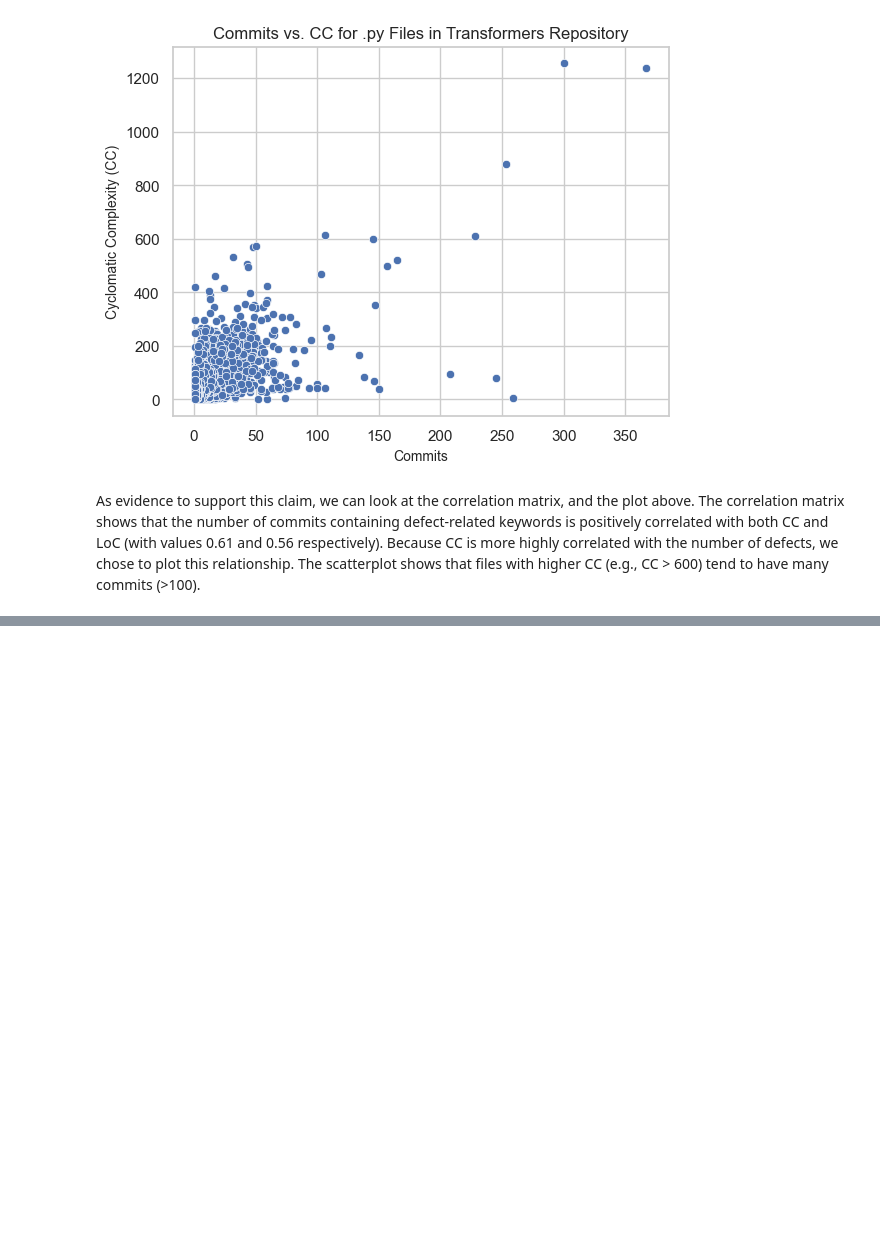
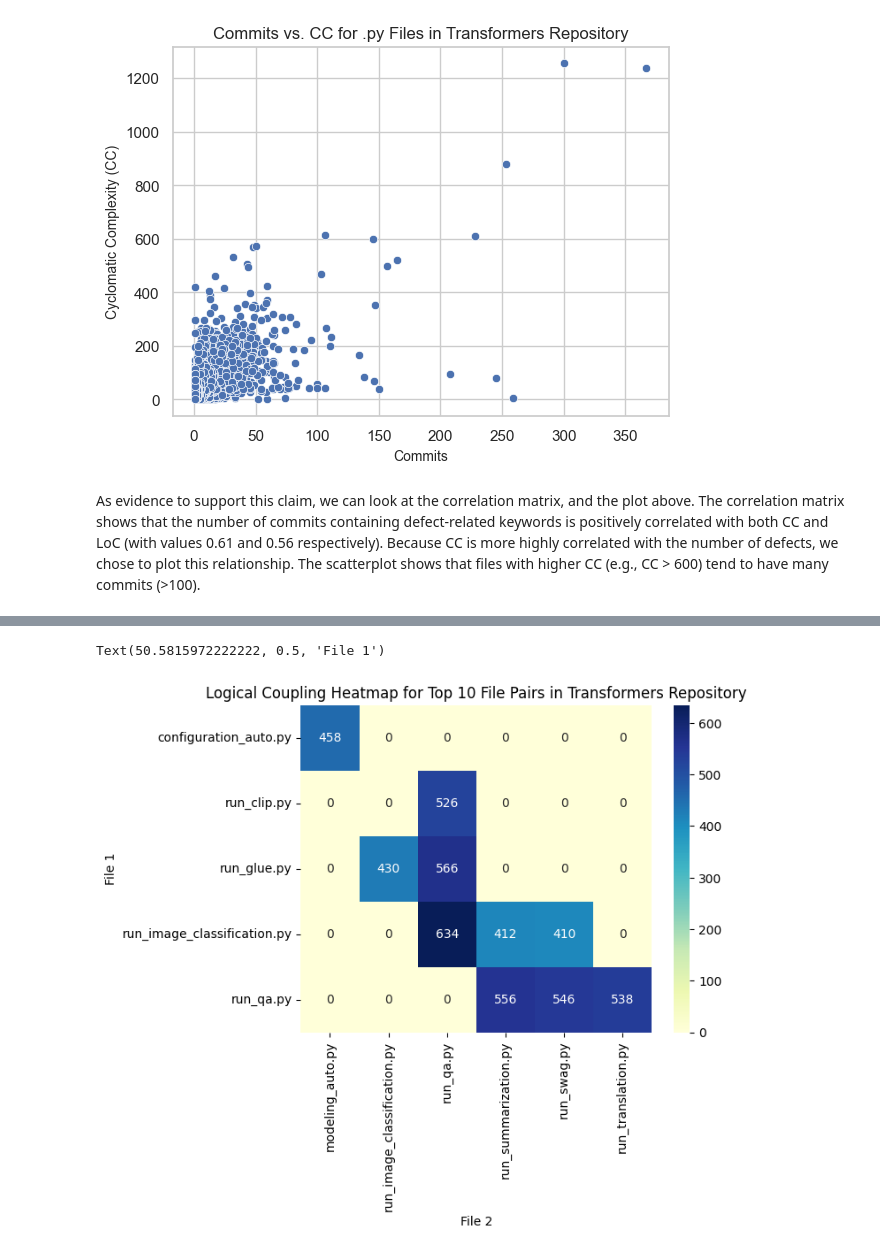
Before and after one commit to dominic-tobler/fss-group-dorech-FSS_SE_Sheet_1, a Jupyter notebook: sample.ipynb, the cells around one changed output, grey strips where cells are left out. Drawn from its saved outputs; the diff is of its cells as text; code cells hidden in the pictures; blank space fills up the shorter version.

```diff
--- a/sample.ipynb
+++ b/sample.ipynb
@@ -302,0 +330,42 @@ As evidence to support this claim, we can look at the correlation matrix, and th
+# %%
+pairs = {}
+for commit in tqdm(all_commits):
+    files_in_commit = []
+    for modified_file in commit["modified_files"]:
+        if modified_file.filename.endswith(".py") and modified_file.filename != "__init__.py": # considering only python files
+            files_in_commit.append(modified_file.filename)
+    for file in files_in_commit:
+        for other_file in files_in_commit:
+            if file != other_file:
+                pair = str(tuple(sorted([file, other_file])))
+                if pair not in pairs:
+                    pairs[pair] = 0
+                pairs[pair] += 1
+
+pairs_sorted = dict(sorted(pairs.items(), key=lambda item: item[1], reverse=True))
+
+with open("logical_coupling.json", "w") as f:
+    json.dump(pairs_sorted, f, indent=4)
+# %%
+pairs_sorted_top_10 = dict(list(pairs_sorted.items())[:10])
+
+for key, value in pairs_sorted_top_10.items():
+    key_tuple = eval(key)
+    pairs_sorted_top_10[key] = {"count": value, "file_1": key_tuple[0], "file_2": key_tuple[1]}
+
+df_pairs_sorted = pd.DataFrame.from_dict(pairs_sorted_top_10, orient='index', columns=['count', 'file_1', 'file_2'])
+
+
+matrix = df_pairs_sorted.pivot_table(index='file_1',
+                                     columns='file_2',
+                                     values='count',
+                                     aggfunc=np.sum,
+                                     fill_value=0,)
+
+ax = sns.heatmap(matrix, annot=True, fmt="d", cmap="YlGnBu")
+ax.set_title('Logical Coupling Heatmap for Top 10 File Pairs in Transformers Repository')
+ax.set_xlabel('File 2', fontsize=10)
+ax.set_ylabel('File 1', fontsize=10)
+# %% [output]
+Text(50.5815972222222, 0.5, 'File 1')
+[figure, added]
```
Also changed, not shown: parts of 8 cells of this notebook.
